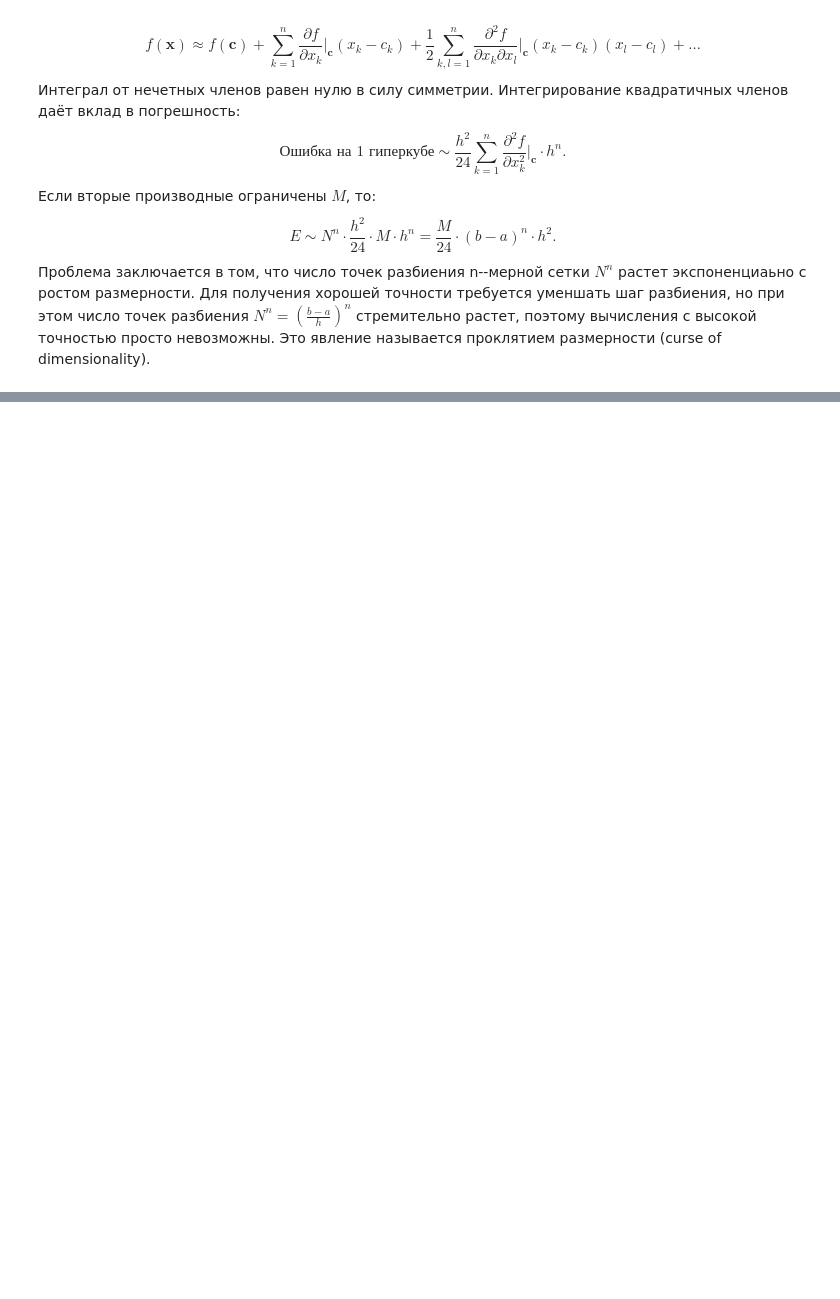
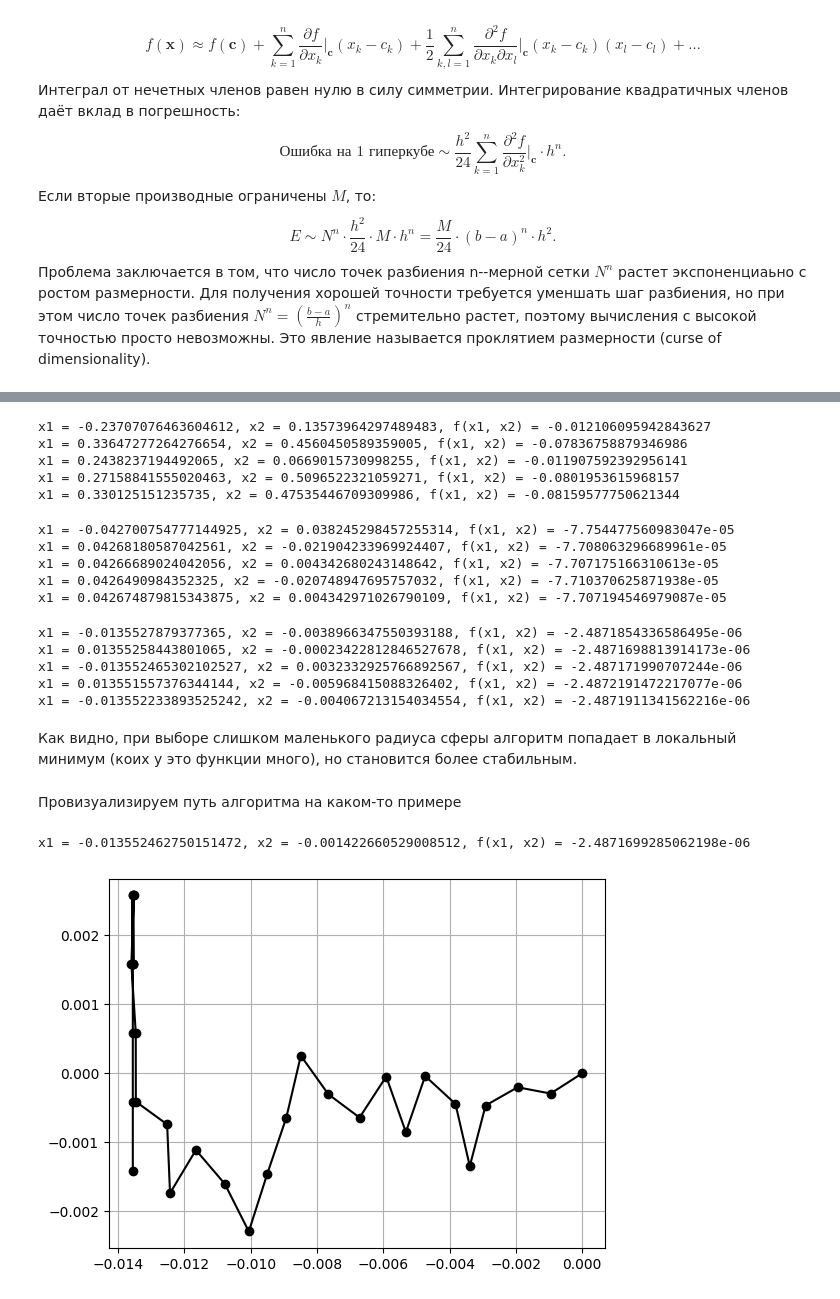
Before and after one commit to Taratin478478/practicum, a Jupyter notebook: semester_7/StochAn/stochastic__analysis_milovidov.ipynb, the cells around one changed output, grey strips where cells are left out. Saved outputs shown, nothing was run; the diff lists cells and outputs as text; code cells hidden in the pictures; blank space fills up the shorter version.

```diff
--- a/semester_7/StochAn/stochastic__analysis_milovidov.ipynb
+++ b/semester_7/StochAn/stochastic__analysis_milovidov.ipynb
@@ -1322,0 +1361,70 @@ $$
+# %%
+r = 0.1
+R = 1
+n_iter = 100000
+
+for i in range(5):
+    x1, x2 = random_search(f, r, R, n_iter)
+    print(f"x1 = {x1}, x2 = {x2}, f(x1, x2) = {f(x1, x2)}")
+# %% [output]
+x1 = -0.23707076463604612, x2 = 0.13573964297489483, f(x1, x2) = -0.012106095942843627
+x1 = 0.33647277264276654, x2 = 0.4560450589359005, f(x1, x2) = -0.07836758879346986
+x1 = 0.2438237194492065, x2 = 0.0669015730998255, f(x1, x2) = -0.011907592392956141
+x1 = 0.27158841555020463, x2 = 0.5096522321059271, f(x1, x2) = -0.0801953615968157
+x1 = 0.330125151235735, x2 = 0.47535446709309986, f(x1, x2) = -0.08159577750621344
+# %%
+r = 0.01
+R = 1
+n_iter = 100000
+
+for i in range(5):
+    x1, x2 = random_search(f, r, R, n_iter)
+    print(f"x1 = {x1}, x2 = {x2}, f(x1, x2) = {f(x1, x2)}")
+# %% [output]
+x1 = -0.042700754777144925, x2 = 0.038245298457255314, f(x1, x2) = -7.754477560983047e-05
+x1 = 0.04268180587042561, x2 = -0.021904233969924407, f(x1, x2) = -7.708063296689961e-05
+x1 = 0.04266689024042056, x2 = 0.004342680243148642, f(x1, x2) = -7.707175166310613e-05
+x1 = 0.0426490984352325, x2 = -0.020748947695757032, f(x1, x2) = -7.710370625871938e-05
+x1 = 0.042674879815343875, x2 = 0.004342971026790109, f(x1, x2) = -7.707194546979087e-05
+# %%
+r = 0.001
+R = 1
+n_iter = 100000
+
+for i in range(5):
+    x1, x2 = random_search(f, r, R, n_iter)
+    print(f"x1 = {x1}, x2 = {x2}, f(x1, x2) = {f(x1, x2)}")
+# %% [output]
+x1 = -0.0135527879377365, x2 = -0.0038966347550393188, f(x1, x2) = -2.4871854336586495e-06
+x1 = 0.01355258443801065, x2 = -0.00023422812846527678, f(x1, x2) = -2.4871698813914173e-06
+x1 = -0.013552465302102527, x2 = 0.0032332925766892567, f(x1, x2) = -2.487171990707244e-06
+x1 = 0.013551557376344144, x2 = -0.005968415088326402, f(x1, x2) = -2.4872191472217077e-06
+x1 = -0.013552233893525242, x2 = -0.004067213154034554, f(x1, x2) = -2.4871911341562216e-06
+# %% [markdown]
+Как видно, при выборе слишком маленького радиуса сферы алгоритм попадает в локальный минимум (коих у это функции много), но становится более стабильным.
+# %% [markdown]
+Провизуализируем путь алгоритма на каком-то примере
+# %%
+r = 0.001
+R = 1
+n_iter = 100000
+x1 = 0
+x2 = 0
+x1s = [0]
+x2s = [0]
+for i in range(n_iter):
+    phi = np.random.rand() * 2 * np.pi
+    y1 = x1 + r * np.cos(phi)
+    y2 = x2 + r * np.sin(phi)
+    if (y1 ** 2 + y2 ** 2 < R ** 2 and (f(y1, y2) < f(x1, x2))):
+        x1 = y1
+        x2 = y2
+        x1s.append(x1)
+        x2s.append(x2)
+print(f"x1 = {x1}, x2 = {x2}, f(x1, x2) = {f(x1, x2)}")
+plt.plot(x1s, x2s, 'ko-')
+plt.grid(True)
+plt.show()
+# %% [output]
+x1 = -0.013552462750151472, x2 = -0.001422660529008512, f(x1, x2) = -2.4871699285062198e-06
+[figure, added]
```
Also changed, not shown: parts of 56 cells of this notebook.
